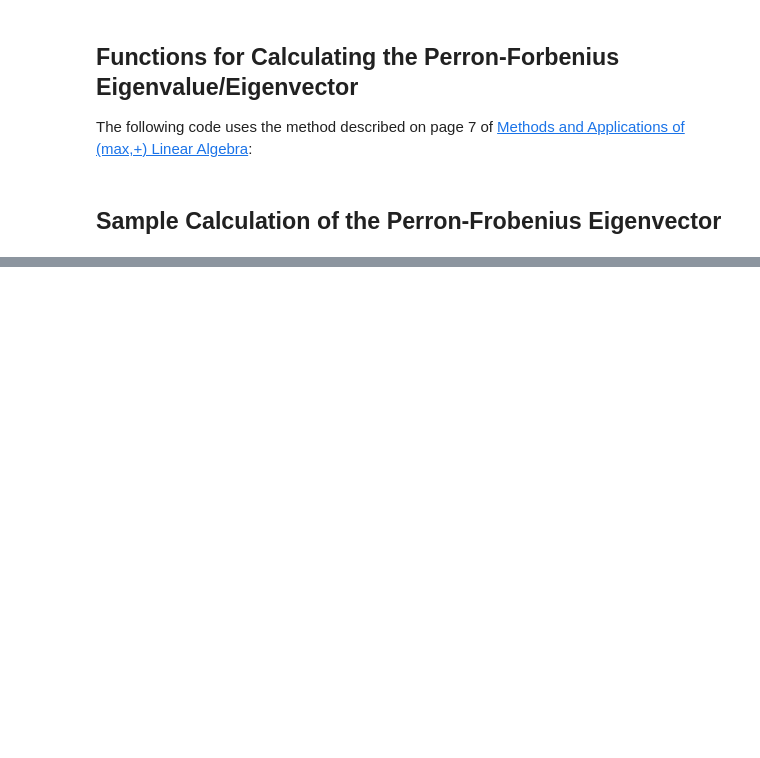
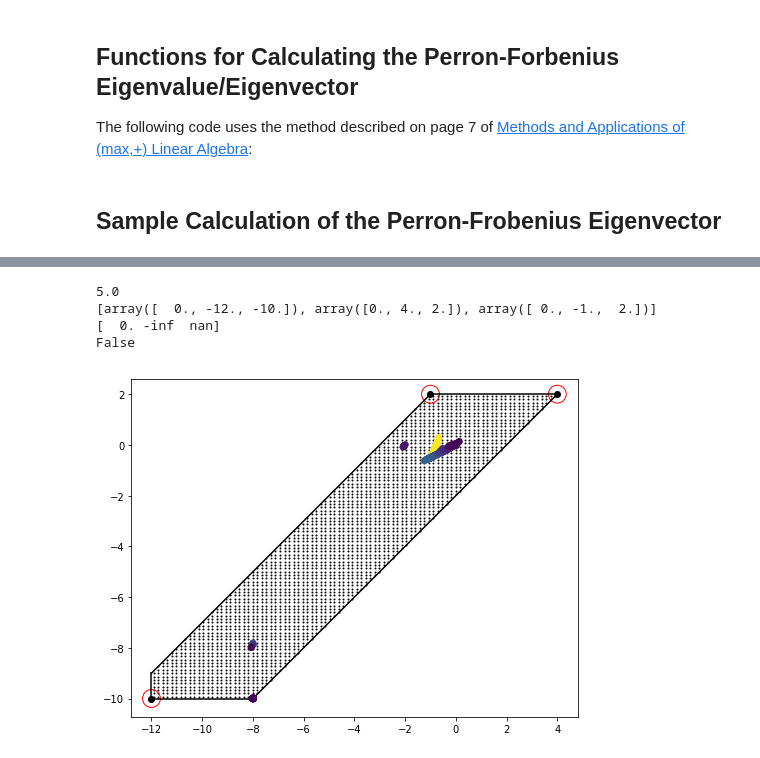
Before and after one commit to YellowZorro/PerronFrobenius, a Jupyter notebook: M394-Research.ipynb, the cells around one changed output, grey strips where cells are left out. Drawn from its saved outputs; the diff is of its cells as text; code cells hidden in the pictures; blank space fills up the shorter version.

```diff
--- a/M394-Research.ipynb
+++ b/M394-Research.ipynb
@@ -433,0 +586,19 @@ plotPF(m7, 3000, 100)
+# %%
+# Strange Example #2
+
+matrix = np.array([[ 5., -6.,  3.],
+       [-7.,  5.,  2.],
+       [-5.,  3.,  5.]])
+tval, tvec = t_eig(matrix)
+print(tval)
+print(tvec)
+val, vec = transfer_ev(matrix, 30)
+print(vec)
+print(t_span_check(np.array(tvec),vec))
+plotPF(matrix, 3000, 100)
+# %% [output]
+5.0
+[array([  0., -12., -10.]), array([0., 4., 2.]), array([ 0., -1.,  2.])]
+[  0. -inf  nan]
+False
+[figure, added]
```
Also changed, not shown: parts of 8 cells of this notebook, 1 other file.
